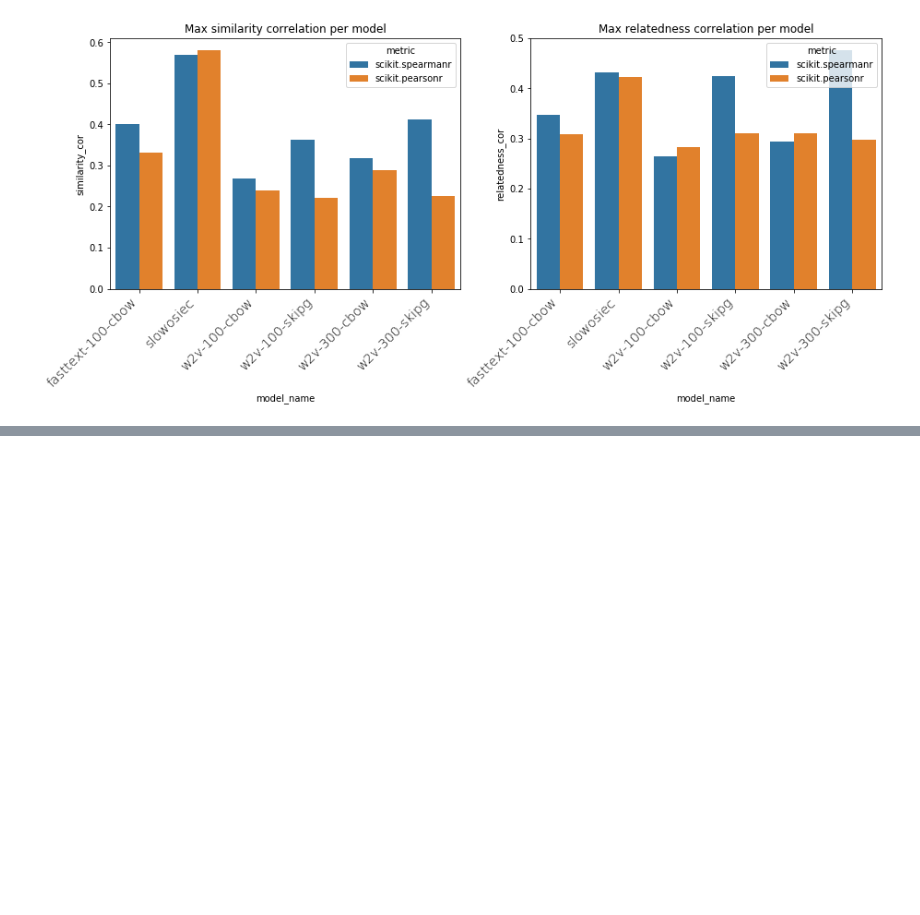
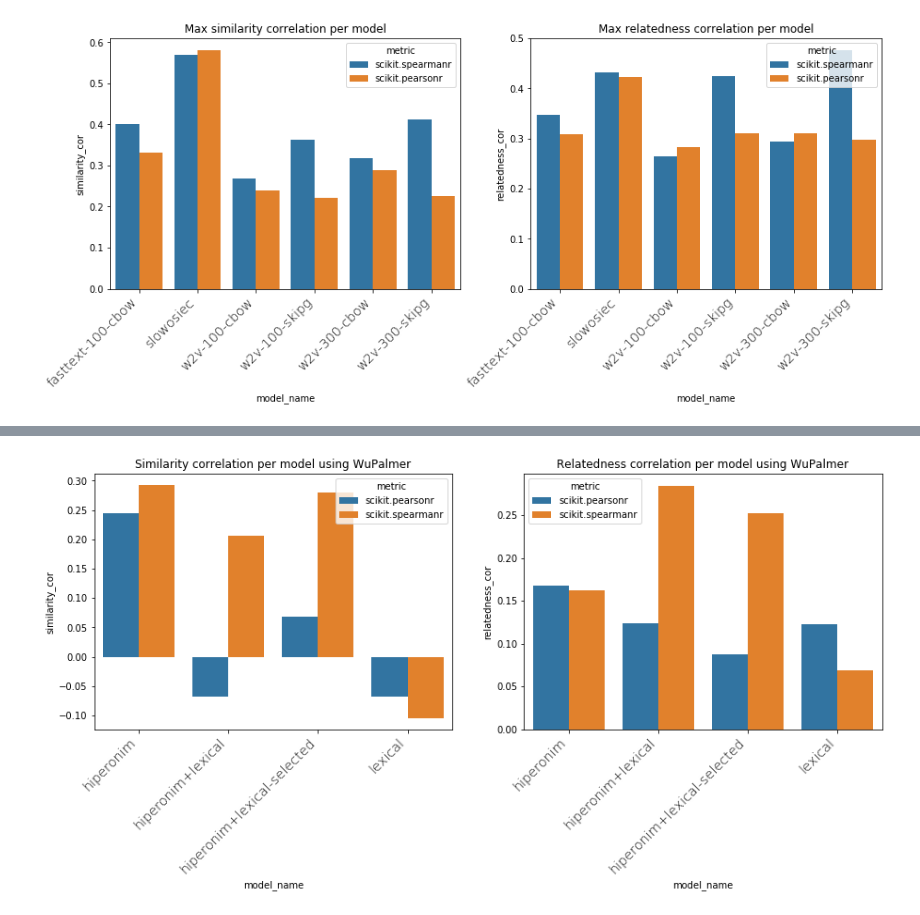
Before and after one commit to lukaszsus/nlp-semantic-relatedness, a Jupyter notebook: notebooks/measure_similarity_relatedness.ipynb, the cells around one changed output, grey strips where cells are left out. Drawn from its saved outputs; the diff is of its cells as text; code cells hidden in the pictures; blank space fills up the shorter version.

```diff
--- a/notebooks/measure_similarity_relatedness.ipynb
+++ b/notebooks/measure_similarity_relatedness.ipynb
@@ -206,0 +273,4 @@ compare_all_models(df_combined)
+# %%
+compare_wordnets(df_wordnet_research, "WuPalmer")
+# %% [output]
+[figure, added]
```
Also changed, not shown: parts of 8 cells of this notebook, 14 other files.
